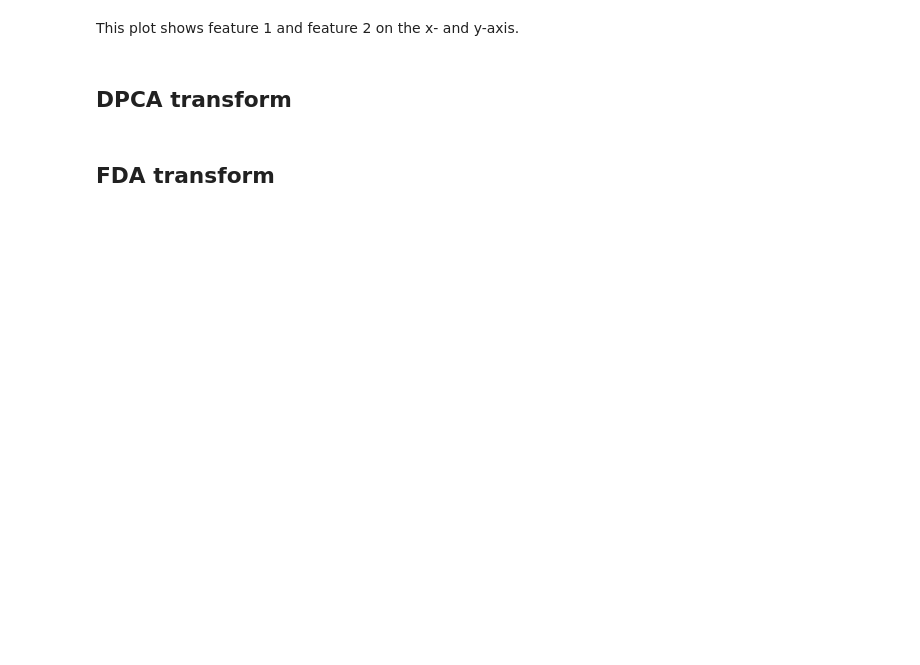
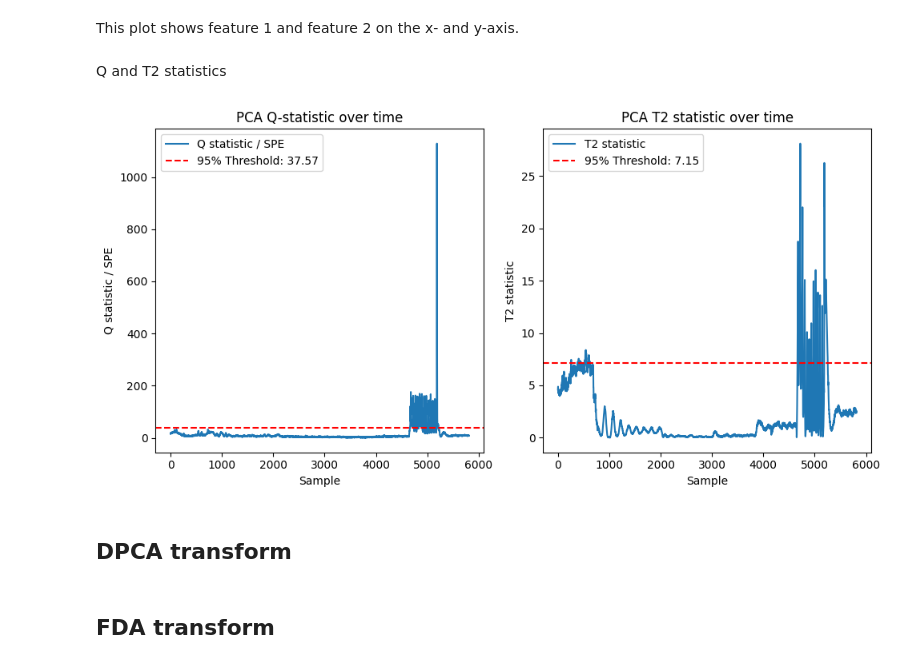
Before and after one commit to PeterAndersen-sdu/Fault-detection-project, a Jupyter notebook: main.ipynb, the cells around one changed output. Saved outputs shown, nothing was run; the diff lists cells and outputs as text; code cells hidden in the pictures; blank space fills up the shorter version.

Commit message:
updated PCA pipeline in main and added "statistics.py" for Q and T2
Co-authored-by: Copilot <copilot@github.com>

```diff
--- a/main.ipynb
+++ b/main.ipynb
@@ -62,5 +76,38 @@ plt.show()
 # %% [markdown]
 This plot shows feature 1 and feature 2 on the x- and y-axis.
+# %% [markdown]
+Q and T2 statistics
+# %%
+# Q-statistic
+from fdd.statistics import q_statistic
+q_values = q_statistic(X, Z)
+threshold_q = np.percentile(q_values, 95)
+
+# Hotteling's T2 statistic
+from fdd.statistics import t2_statistic
+t2_values = t2_statistic(Z)
+threshold_t2 = np.percentile(t2_values, 95)
+
+# Plot Q-statistic and T2 statistic over time with thresholds
+plt.figure(figsize=(10, 5))
+plt.subplot(1, 2, 1)
+plt.plot(q_values, label='Q statistic / SPE')
+plt.axhline(y=threshold_q, color='r', linestyle='--', label=f'95% Threshold: {threshold_q:.2f}')
+plt.xlabel("Sample")
+plt.ylabel("Q statistic / SPE")
+plt.title("PCA Q-statistic over time")
+plt.legend()
+plt.subplot(1, 2, 2)
+plt.plot(t2_values, label='T2 statistic')
+plt.axhline(y=threshold_t2, color='r', linestyle='--', label=f'95% Threshold: {threshold_t2:.2f}')
+plt.xlabel("Sample")
+plt.ylabel("T2 statistic")
+plt.title("PCA T2 statistic over time")
+plt.legend()
+plt.tight_layout()
+plt.show()
+# %% [output]
+[figure, added]
 # %% [markdown]
 ## DPCA transform
 # %% [markdown]
```
Also changed, not shown: parts of 3 cells of this notebook, 2 other files.
